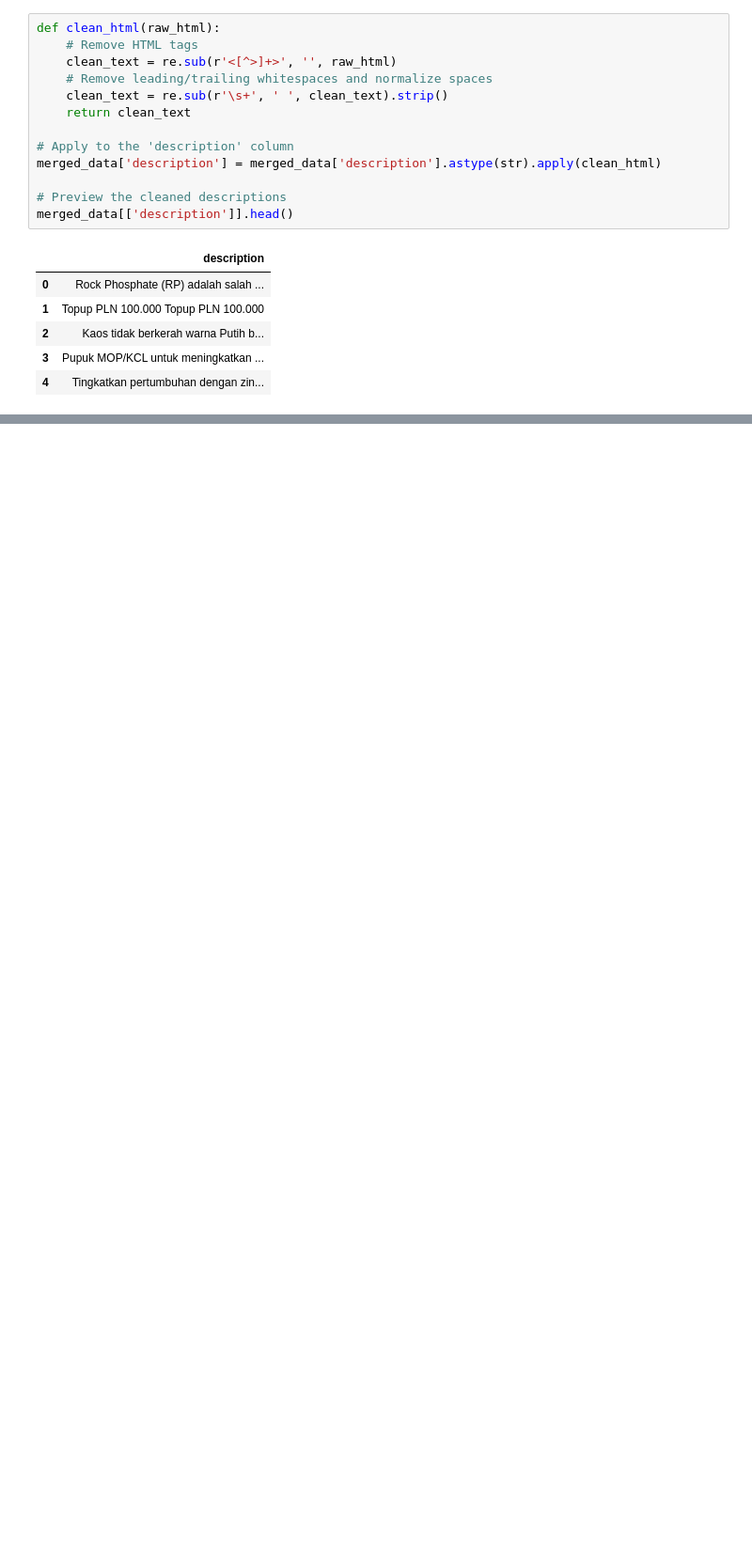
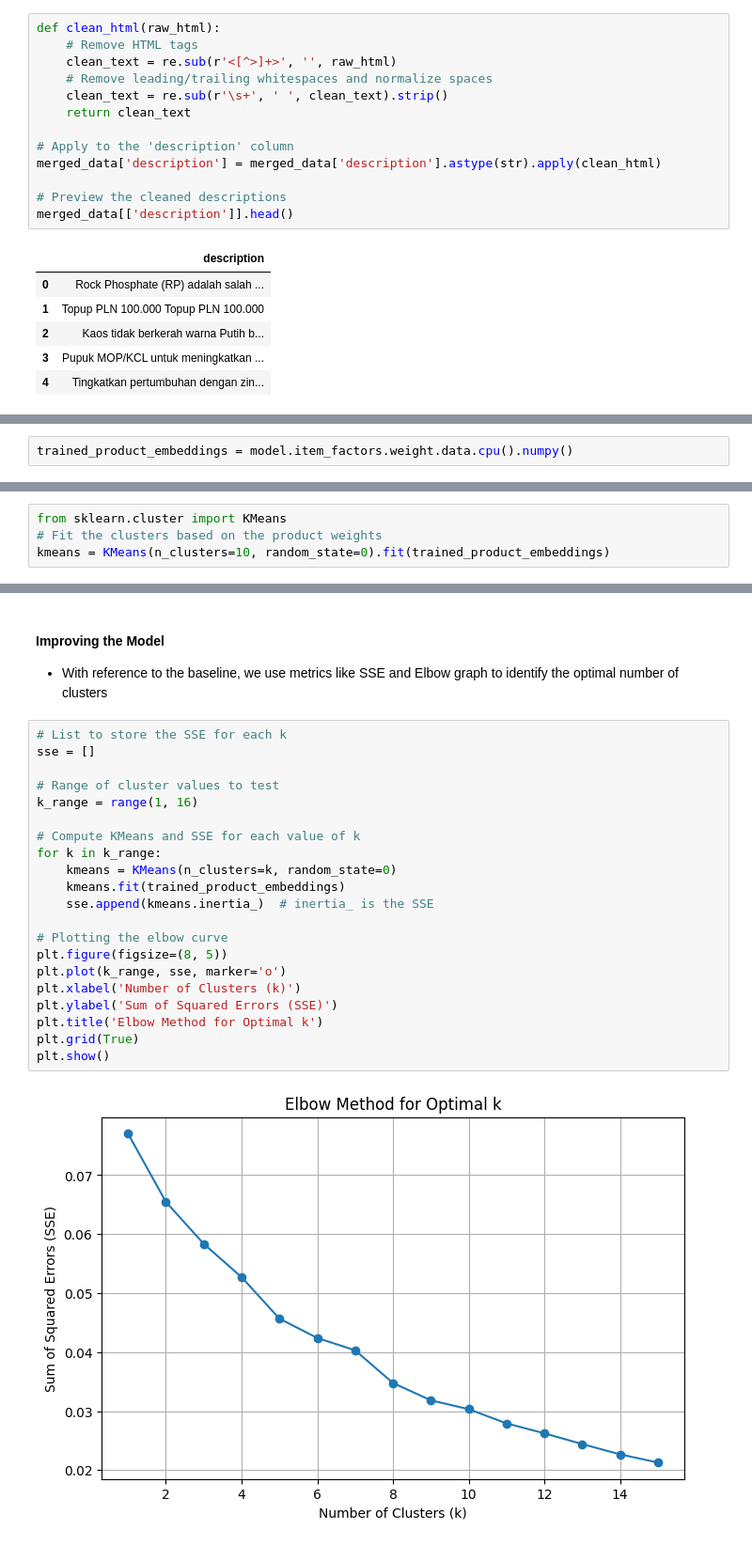
Before and after one commit to tksy1227/ICP_Group5, a Jupyter notebook: final_model_recsys_prototype.ipynb, the cells around one changed output, grey strips where cells are left out. Shown at 94% size. Cells and saved outputs as stored; diff of their text form; blank space fills up the shorter version.

```diff
--- a/final_model_recsys_prototype.ipynb
+++ b/final_model_recsys_prototype.ipynb
@@ -236,0 +570,2 @@ merged_data.head()
+# %%
+trained_product_embeddings = model.item_factors.weight.data.cpu().numpy()
@@ -236,0 +580,4 @@ merged_data.head()
+# %%
+from sklearn.cluster import KMeans
+# Fit the clusters based on the product weights
+kmeans = KMeans(n_clusters=10, random_state=0).fit(trained_product_embeddings)
@@ -236,0 +615,26 @@ merged_data.head()
+# %% [markdown]
+#### Improving the Model
+- With reference to the baseline, we use metrics like SSE and Elbow graph to identify the optimal number of clusters
+# %%
+# List to store the SSE for each k
+sse = []
+
+# Range of cluster values to test
+k_range = range(1, 16)
+
+# Compute KMeans and SSE for each value of k
+for k in k_range:
+    kmeans = KMeans(n_clusters=k, random_state=0)
+    kmeans.fit(trained_product_embeddings)
+    sse.append(kmeans.inertia_)  # inertia_ is the SSE
+
+# Plotting the elbow curve
+plt.figure(figsize=(8, 5))
+plt.plot(k_range, sse, marker='o')
+plt.xlabel('Number of Clusters (k)')
+plt.ylabel('Sum of Squared Errors (SSE)')
+plt.title('Elbow Method for Optimal k')
+plt.grid(True)
+plt.show()
+# %% [output]
+[figure, added]
```
Also changed, not shown: parts of 17 cells of this notebook, 1 other file.
